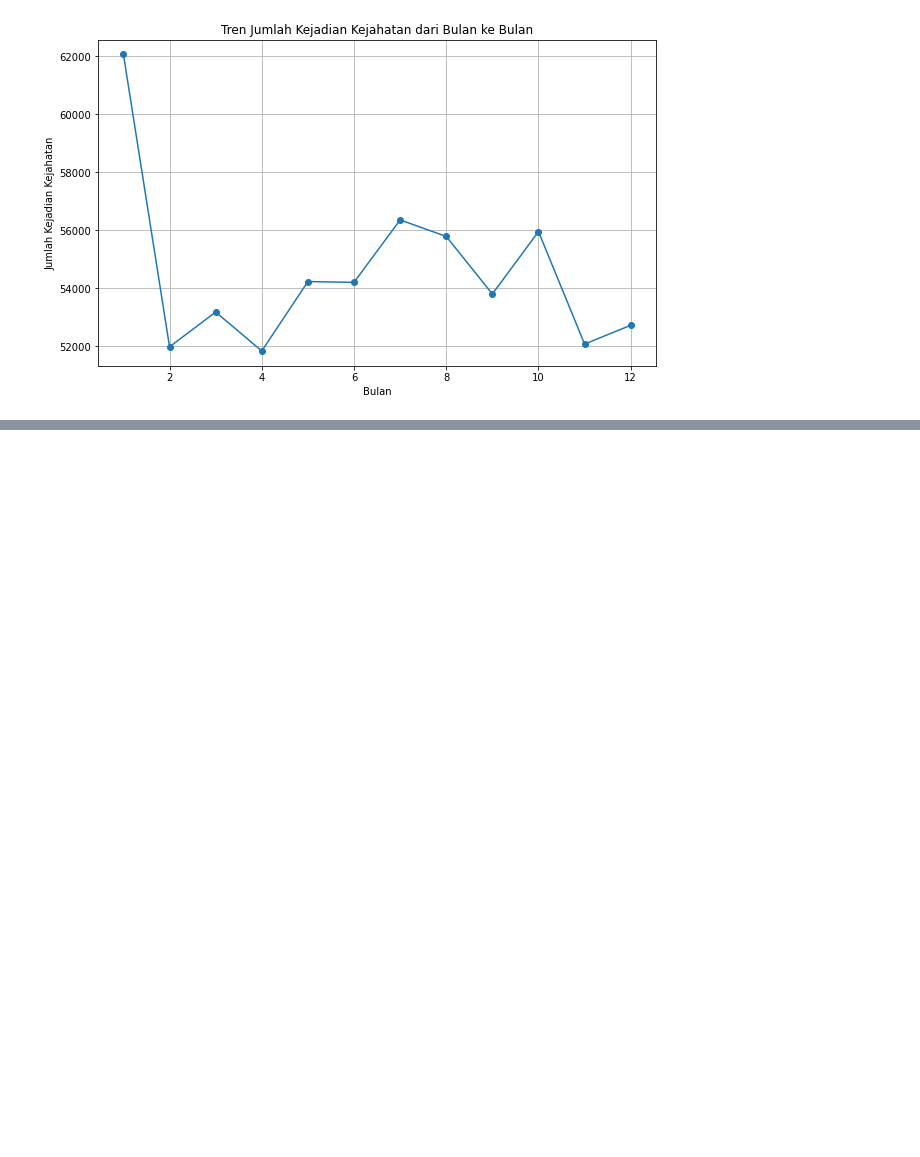
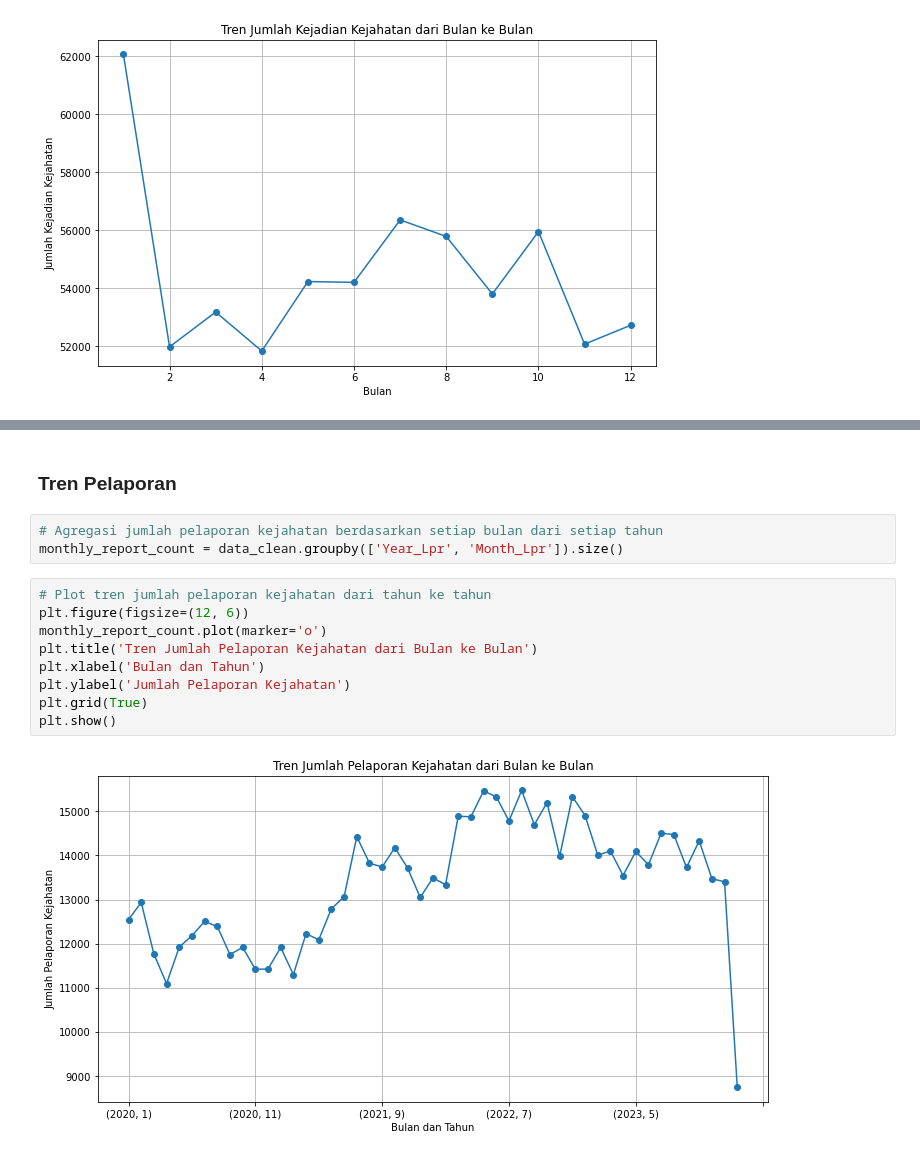
Before and after one commit to RIFF7/capstone-project, a Jupyter notebook: capstone_project.ipynb, the cells around one changed output, grey strips where cells are left out. Drawn from its saved outputs; the diff is of its cells as text; blank space fills up the shorter version.

```diff
--- a/capstone_project.ipynb
+++ b/capstone_project.ipynb
@@ -1245,0 +1248,16 @@ Name: Selisih_Hari, dtype: float64
+# %% [markdown]
+### Tren Pelaporan
+# %%
+# Agregasi jumlah pelaporan kejahatan berdasarkan setiap bulan dari setiap tahun
+monthly_report_count = data_clean.groupby(['Year_Lpr', 'Month_Lpr']).size()
+# %%
+# Plot tren jumlah pelaporan kejahatan dari tahun ke tahun
+plt.figure(figsize=(12, 6))
+monthly_report_count.plot(marker='o')
+plt.title('Tren Jumlah Pelaporan Kejahatan dari Bulan ke Bulan')
+plt.xlabel('Bulan dan Tahun')
+plt.ylabel('Jumlah Pelaporan Kejahatan')
+plt.grid(True)
+plt.show()
+# %% [output]
+[figure, added]
```
Also changed, not shown: parts of 10 cells of this notebook.
